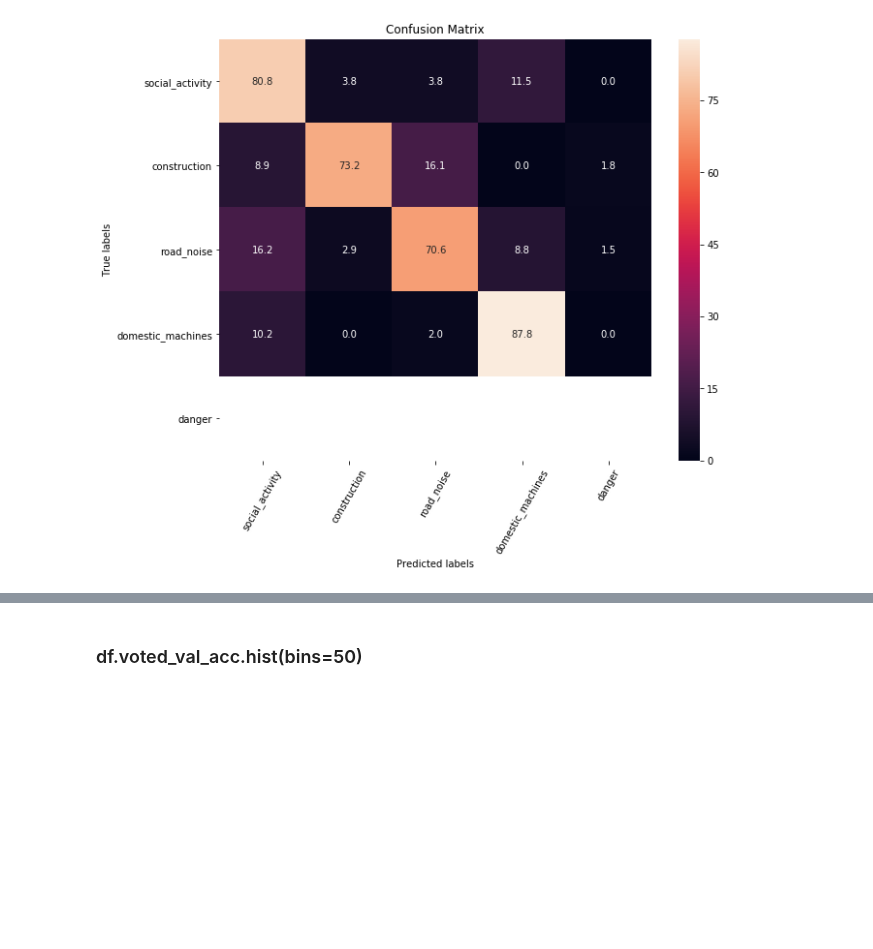
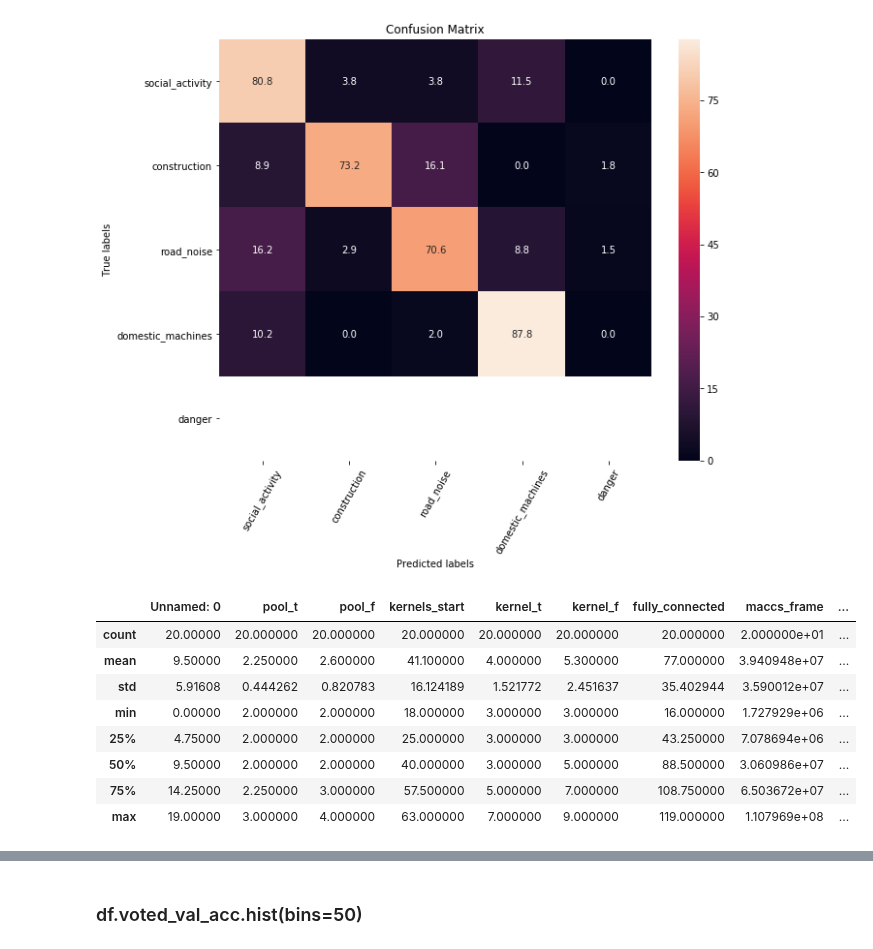
Before and after one commit to jonnor/ESC-CNN-microcontroller, a Jupyter notebook: Experiments.ipynb, the cells around one changed output, grey strips where cells are left out. Saved outputs shown, nothing was run; the diff lists cells and outputs as text; code cells hidden in the pictures; blank space fills up the shorter version.

```diff
--- a/Experiments.ipynb
+++ b/Experiments.ipynb
@@ -88,3 +88,16 @@ array([[63.,  3.,  3.,  9.,  0.],
        [ 5.,  0.,  1., 43.,  0.],
        [ 0.,  0.,  0.,  0.,  0.]])
 [figure]
+# %%
+mm = pandas.read_csv('scan.csv')
+mm.describe()
+# %% [output]
+|  | Unnamed: 0 | pool_t | pool_f | kernels_start | kernel_t | kernel_f | fully_connected | maccs_frame | ... |
+| count | 20.00000 | 20.000000 | 20.000000 | 20.000000 | 20.000000 | 20.000000 | 20.000000 | 2.000000e+01 | ... |
+| mean | 9.50000 | 2.250000 | 2.600000 | 41.100000 | 4.000000 | 5.300000 | 77.000000 | 3.940948e+07 | ... |
+| std | 5.91608 | 0.444262 | 0.820783 | 16.124189 | 1.521772 | 2.451637 | 35.402944 | 3.590012e+07 | ... |
+| min | 0.00000 | 2.000000 | 2.000000 | 18.000000 | 3.000000 | 3.000000 | 16.000000 | 1.727929e+06 | ... |
+| 25% | 4.75000 | 2.000000 | 2.000000 | 25.000000 | 3.000000 | 3.000000 | 43.250000 | 7.078694e+06 | ... |
+| 50% | 9.50000 | 2.000000 | 2.000000 | 40.000000 | 3.000000 | 5.000000 | 88.500000 | 3.060986e+07 | ... |
+| 75% | 14.25000 | 2.250000 | 3.000000 | 57.500000 | 5.000000 | 7.000000 | 108.750000 | 6.503672e+07 | ... |
+| max | 19.00000 | 3.000000 | 4.000000 | 63.000000 | 7.000000 | 9.000000 | 119.000000 | 1.107969e+08 | ... |
```
Also changed, not shown: parts of 3 cells of this notebook, 1 other file.
